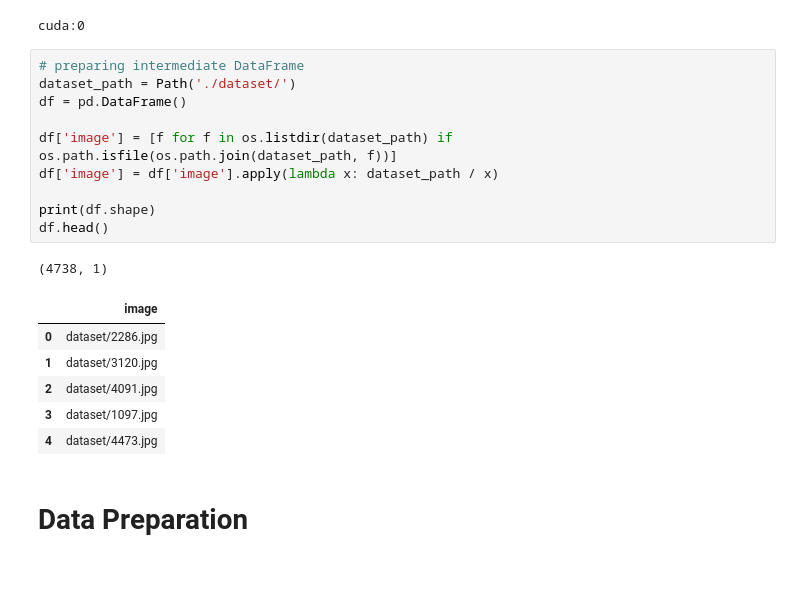
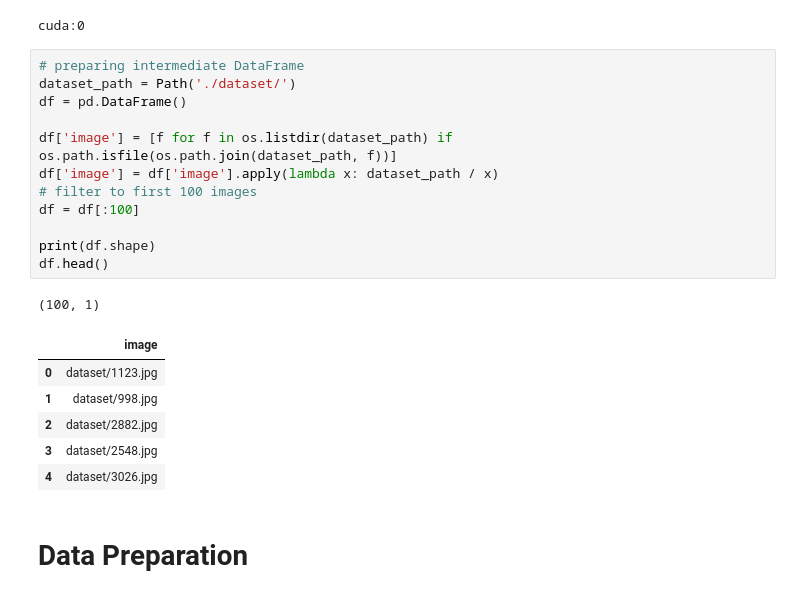
Before and after one commit to smb-h/iirbctf, a Jupyter notebook: notebooks/content-based-image-retrieval-pytorch.ipynb, the cells around one changed output. Drawn from its saved outputs; the diff is of its cells as text.

```diff
--- a/notebooks/content-based-image-retrieval-pytorch.ipynb
+++ b/notebooks/content-based-image-retrieval-pytorch.ipynb
@@ -47,21 +48,23 @@ cuda:0
 # %%
 # preparing intermediate DataFrame
 dataset_path = Path('./dataset/')
 df = pd.DataFrame()
 
 df['image'] = [f for f in os.listdir(dataset_path) if os.path.isfile(os.path.join(dataset_path, f))]
 df['image'] = df['image'].apply(lambda x: dataset_path / x)
+# filter to first 100 images
+df = df[:100]
 
 print(df.shape)
 df.head()
 # %% [output]
-(4738, 1)
+(100, 1)
 |  | image |
-| 0 | dataset/2286.jpg |
-| 1 | dataset/3120.jpg |
-| 2 | dataset/4091.jpg |
-| 3 | dataset/1097.jpg |
-| 4 | dataset/4473.jpg |
+| 0 | dataset/1123.jpg |
+| 1 | dataset/998.jpg |
+| 2 | dataset/2882.jpg |
+| 3 | dataset/2548.jpg |
+| 4 | dataset/3026.jpg |
 # %% [markdown]
 # Data Preparation
 # %%
```
Also changed, not shown: parts of 21 cells of this notebook, 1 other file.
